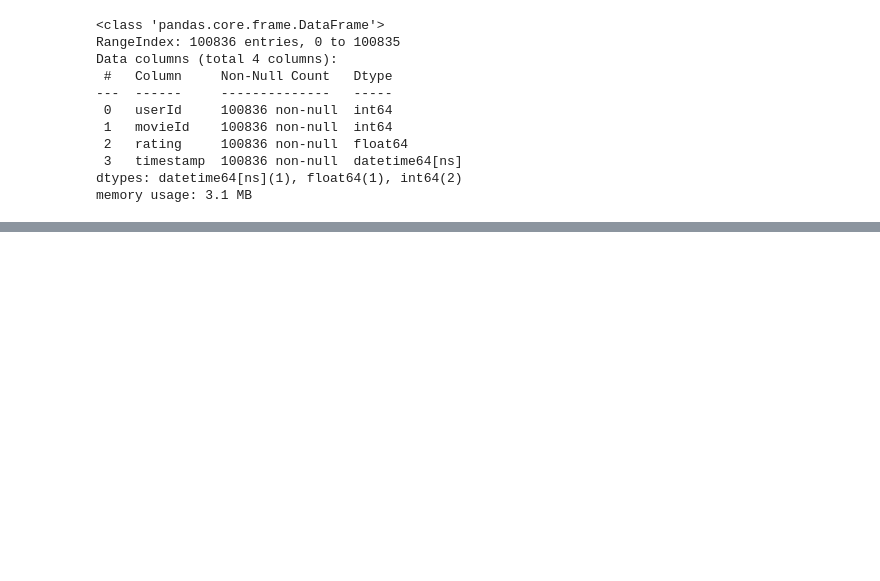
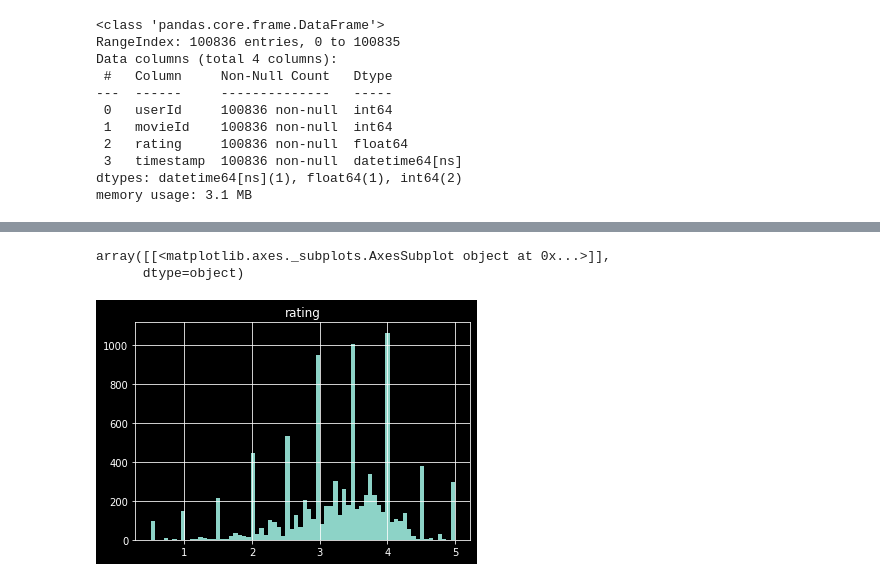
Before and after one commit to sku1978/sk-share-repo, a Jupyter notebook: ML/Recommender-System/Simple Recommender System.ipynb, the cells around one changed output, grey strips where cells are left out. Cells and saved outputs as stored; diff of their text form; code cells hidden in the pictures; blank space fills up the shorter version.

```diff
--- a/ML/Recommender-System/Simple Recommender System.ipynb
+++ b/ML/Recommender-System/Simple Recommender System.ipynb
@@ -11,9 +15,8 @@ def dateparse (time_in_secs):
   except:
     return datetime.datetime.fromtimestamp(float(0))
 # %%
-column_names=['userId','movieId','rating','timestamp']
-
 df=pd.read_csv('https://raw.githubusercontent.com/sku1978/sk-share-repo/main/ML/Recommender-System/ratings.csv', sep=',', parse_dates=['timestamp'], date_parser=dateparse)
+movies=pd.read_csv('https://raw.githubusercontent.com/sku1978/sk-share-repo/main/ML/Recommender-System/movies.csv', sep=',')
 # %%
 df.info()
 # %% [output]
@@ -30,0 +47,5 @@ memory usage: 3.1 MB
+# %%
+df=pd.merge(df,movies,on='movieId')
+# %%
+df_movie=pd.DataFrame(df.groupby('title').rating.mean())
+df_movie['num_of_rating']=pd.DataFrame(df.groupby('title').rating.count())
@@ -30,0 +69,7 @@ memory usage: 3.1 MB
+# %%
+plt.style.use('dark_background')
+df_movie.hist(column='rating', bins=70)
+# %% [output]
+array([[<matplotlib.axes._subplots.AxesSubplot object at 0x...>]],
+      dtype=object)
+[figure, added]
```
Also changed, not shown: parts of 8 cells of this notebook.
